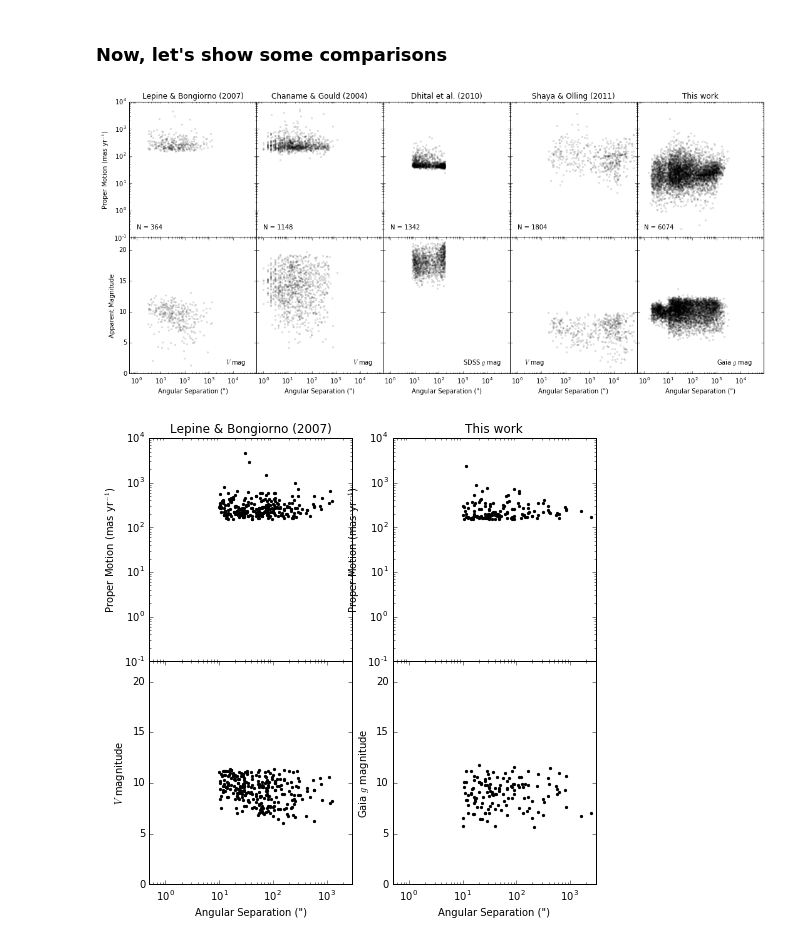
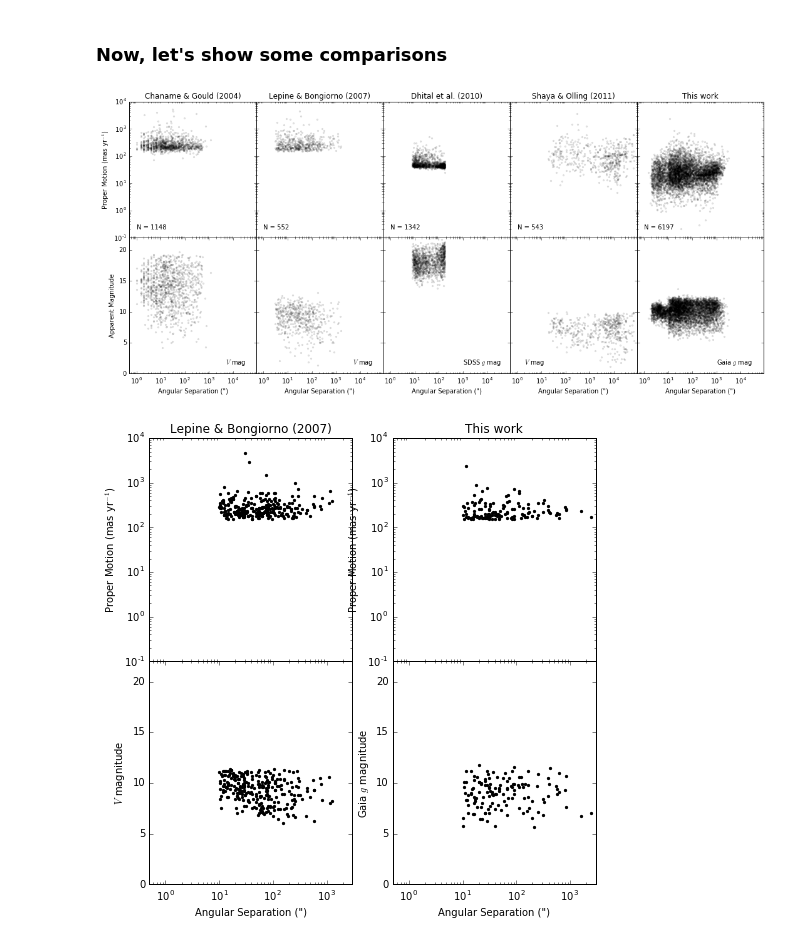
Before and after one commit to astroJeff/gaia_binaries, a Jupyter notebook: notebooks/Compare catalog.ipynb, the cells around one changed output. Saved outputs shown, nothing was run; the diff lists cells and outputs as text; code cells hidden in the pictures.

```diff
--- a/notebooks/Compare catalog.ipynb
+++ b/notebooks/Compare catalog.ipynb
@@ -107,3 +107,20 @@ print len(TGAS_power_law)
+# %%
+TGAS_log_flat = TGAS_log_flat[TGAS_log_flat['P_posterior'] > 0.99]
+TGAS_power_law = TGAS_power_law[TGAS_power_law['P_posterior'] > 0.99]
+
+
+TGAS_tmp = np.zeros(1, dtype=TGAS_log_flat.dtype)
+TGAS_tmp = np.append(TGAS_tmp, TGAS_log_flat)
+
+for i,t in zip(np.arange(len(TGAS_power_law)), TGAS_power_law):
+
+    idx = np.intersect1d(np.where(t['source_ID_1'] == TGAS_tmp['source_ID_1'])[0], \
+                         np.where(t['source_ID_2'] == TGAS_tmp['source_ID_2'])[0])
+
+    if len(idx) == 0:
+        TGAS_tmp = np.append(TGAS_tmp, t)
+
+TGAS = TGAS_tmp
 # %% [markdown]
 ### Chaname & Gould (2004)
 # %%
@@ -231,22 +352,23 @@ while i < len(SO11):
 fig, ax = plt.subplots(2, 5, figsize=(15,7))
 
 
-# Lepine & Bongiorno (2007)
-LB07_pm = np.sqrt(LB07['pmRA1']**2 + LB07['pmDE1']**2) * 1.0e3
-ax[0,0].scatter(LB07['Angsep'], LB07_pm, color='k', marker='.', alpha=0.1, rasterized=True)
-ax[1,0].scatter(LB07['Angsep'], LB07['Vmag1'], color='k', marker='.', alpha=0.1, rasterized=True)
-ax[0,0].set_title("Lepine & Bongiorno (2007)")
-#ax[1,0].set_ylabel(r'$V$ magnitude')
-ax[0,0].text(1, 0.2, "N = " + str(len(LB07)))
+# Chaname & Gould (2004)
+CG04_pm = np.sqrt(CG04['pmRA-A']**2 + CG04['pmDE-A']**2) * 1.0e3
+ax[0,0].scatter(CG04['DelSep'], CG04_pm, color='k', marker='.', alpha=0.1, rasterized=True)
+ax[1,0].scatter(CG04['DelSep'], CG04['VmagA'], color='k', marker='.', alpha=0.1, rasterized=True)
+ax[0,0].set_title('Chaname & Gould (2004)')
+#ax[1,1].set_ylabel(r'$V$ magnitude')
+ax[0,0].text(1, 0.2, "N = " + str(len(CG04)))
 ax[1,0].text(5.0e3, 1.5, r'$V$ mag')
 
-# Chaname & Gould (2004)
-CG04_pm = np.sqrt(CG04['pmRA-A']**2 + CG04['pmDE-A']**2) * 1.0e3
-ax[0,1].scatter(CG04['DelSep'], CG04_pm, color='k', marker='.', alpha=0.1, rasterized=True)
-ax[1,1].scatter(CG04['DelSep'], CG04['VmagA'], color='k', marker='.', alpha=0.1, rasterized=True)
-ax[0,1].set_title('Chaname & Gould (2004)')
-#ax[1,1].set_ylabel(r'$V$ magnitude')
-ax[0,1].text(1, 0.2, "N = " + str(len(CG04)))
+# Lepine & Bongiorno (2007)
+# LB07_pm = np.sqrt(LB07['pmRA1']**2 + LB07['pmDE1']**2) * 1.0e3
+# ax[0,1].scatter(LB07['Angsep'], LB07_pm, color='k', marker='.', alpha=0.1, rasterized=True)
+# ax[1,1].scatter(LB07['Angsep'], LB07['Vmag1'], color='k', marker='.', alpha=0.1, rasterized=True)
+ax[0,1].scatter(LB07['theta'], LB07['mu_tot'], color='k', marker='.', alpha=0.1, rasterized=True)
+ax[1,1].scatter(LB07['theta'], LB07['V'], color='k', marker='.', alpha=0.1, rasterized=True)
+ax[0,1].set_title("Lepine & Bongiorno (2007)")
+ax[0,1].text(1, 0.2, "N = " + str(len(LB07)))
 ax[1,1].text(5.0e3, 1.5, r'$V$ mag')
 
 # Slowpokes pairs - Dhital et al. (2010)
@@ -264,7 +386,7 @@ ax[0,3].scatter(SO_pairs['theta'], SO11_pm, color='k', marker='.', alpha=0.1, ra
 ax[1,3].scatter(SO_pairs['theta'], SO_pairs['Vmag_1'], color='k', marker='.', alpha=0.1, rasterized=True) # SDSS PSF g magnitude
 ax[0,3].set_title('Shaya & Olling (2011)')
 #ax[1,3].set_ylabel(r'$V$ magnitude')
-ax[0,3].text(1, 0.2, "N = " + str(len(SO11)))
+ax[0,3].text(1, 0.2, "N = " + str(len(SO_pairs)))
 ax[1,3].text(2.0e0, 1.5, r'$V$ mag')
 
 # Our pairs
@@ -277,36 +399,36 @@ ax[0,4].text(1, 0.2, "N = " + str(len(TGAS)))
 ax[1,4].text(1.0e3, 1.5, r'Gaia $g$ mag')
 
 
 for i in np.arange(5):
     ax[1,i].set_xscale('log')
     ax[1,i].set_xlim(0.5, 90000)
     ax[1,i].set_xlabel('Angular Separation (")')
     ax[1,i].set_ylim(0,22)
     if i != 0:
         ax[1,i].set_yticklabels([])
 
 for i in np.arange(5):
     ax[0,i].set_xscale('log')
     ax[0,i].set_yscale('log')
     ax[0,i].set_xlim(0.5, 90000)
     ax[0,i].set_ylim(0.1, 1.0e4)
 #    ax[0,i].set_xlabel('Angular Separation (")')
     ax[0,i].set_xticks([])
     if i != 0:
         ax[0,i].set_yticklabels([])
 
 
 ax[0,0].set_ylabel(r'Proper Motion (mas yr$^{-1}$)')
 ax[1,0].set_ylabel('Apparent Magnitude')
 
 
 
 plt.tight_layout()
 plt.subplots_adjust(hspace=0, wspace=0)
-#plt.savefig('../figures/compare_catalog.pdf')
-plt.show()
+plt.savefig('../figures/compare_catalog.pdf')
+#plt.show()
 # %% [output]
-[figure, old version]
+[figure, new version]
 # %%
 fig, ax = plt.subplots(2, 2, figsize=(8,8))
 
```
Also changed, not shown: parts of 6 cells of this notebook, 6 other files.
